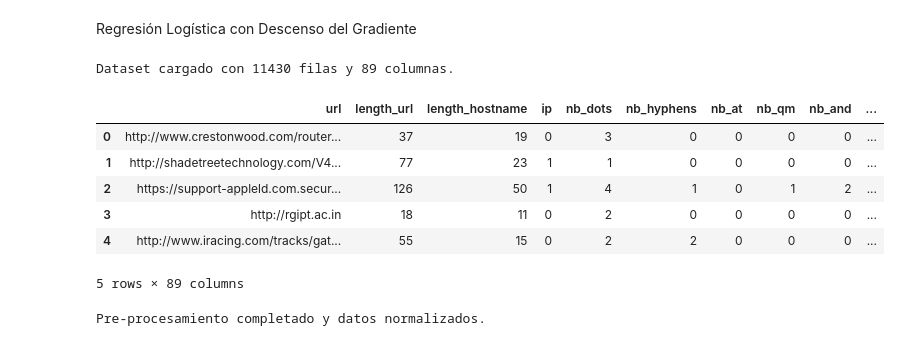
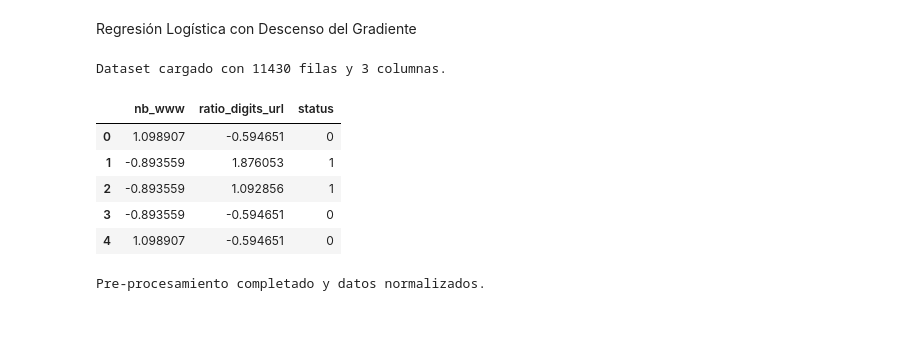
Before and after one commit to DavidDominguez-11/AI-LAB2, a Jupyter notebook: task3.ipynb, the cells around one changed output. Saved outputs shown, nothing was run; the diff lists cells and outputs as text; code cells hidden in the pictures.

```diff
--- a/task3.ipynb
+++ b/task3.ipynb
@@ -3,19 +3,18 @@ Regresión Logística con Descenso del Gradiente
 # %%
 import numpy as np
 import pandas as pd
 import matplotlib.pyplot as plt
 
-df = pd.read_csv('dataset_phishing.csv') # Cargar el dataset
+df = pd.read_csv('dataset_phishing_processed.csv') # Cargar el dataset
 
 print(f"Dataset cargado con {df.shape[0]} filas y {df.shape[1]} columnas.") #prueba del dataset
 df.head()
 # %% [output]
-Dataset cargado con 11430 filas y 89 columnas.
+Dataset cargado con 11430 filas y 3 columnas.
-|  | url | length_url | length_hostname | ip | nb_dots | nb_hyphens | nb_at | nb_qm | nb_and | ... |
-| 0 | http://www.crestonwood.com/router... | 37 | 19 | 0 | 3 | 0 | 0 | 0 | 0 | ... |
-| 1 | http://shadetreetechnology.com/V4... | 77 | 23 | 1 | 1 | 0 | 0 | 0 | 0 | ... |
-| 2 | https://support-appleld.com.secur... | 126 | 50 | 1 | 4 | 1 | 0 | 1 | 2 | ... |
-| 3 | http://rgipt.ac.in | 18 | 11 | 0 | 2 | 0 | 0 | 0 | 0 | ... |
-| 4 | http://www.iracing.com/tracks/gat... | 55 | 15 | 0 | 2 | 2 | 0 | 0 | 0 | ... |
+|  | nb_www | ratio_digits_url | status |
+| 0 | 1.098907 | -0.594651 | 0 |
+| 1 | -0.893559 | 1.876053 | 1 |
+| 2 | -0.893559 | 1.092856 | 1 |
+| 3 | -0.893559 | -0.594651 | 0 |
+| 4 | 1.098907 | -0.594651 | 0 |
-5 rows × 89 columns
 # %%
```
Also changed, not shown: parts of 5 cells of this notebook.
